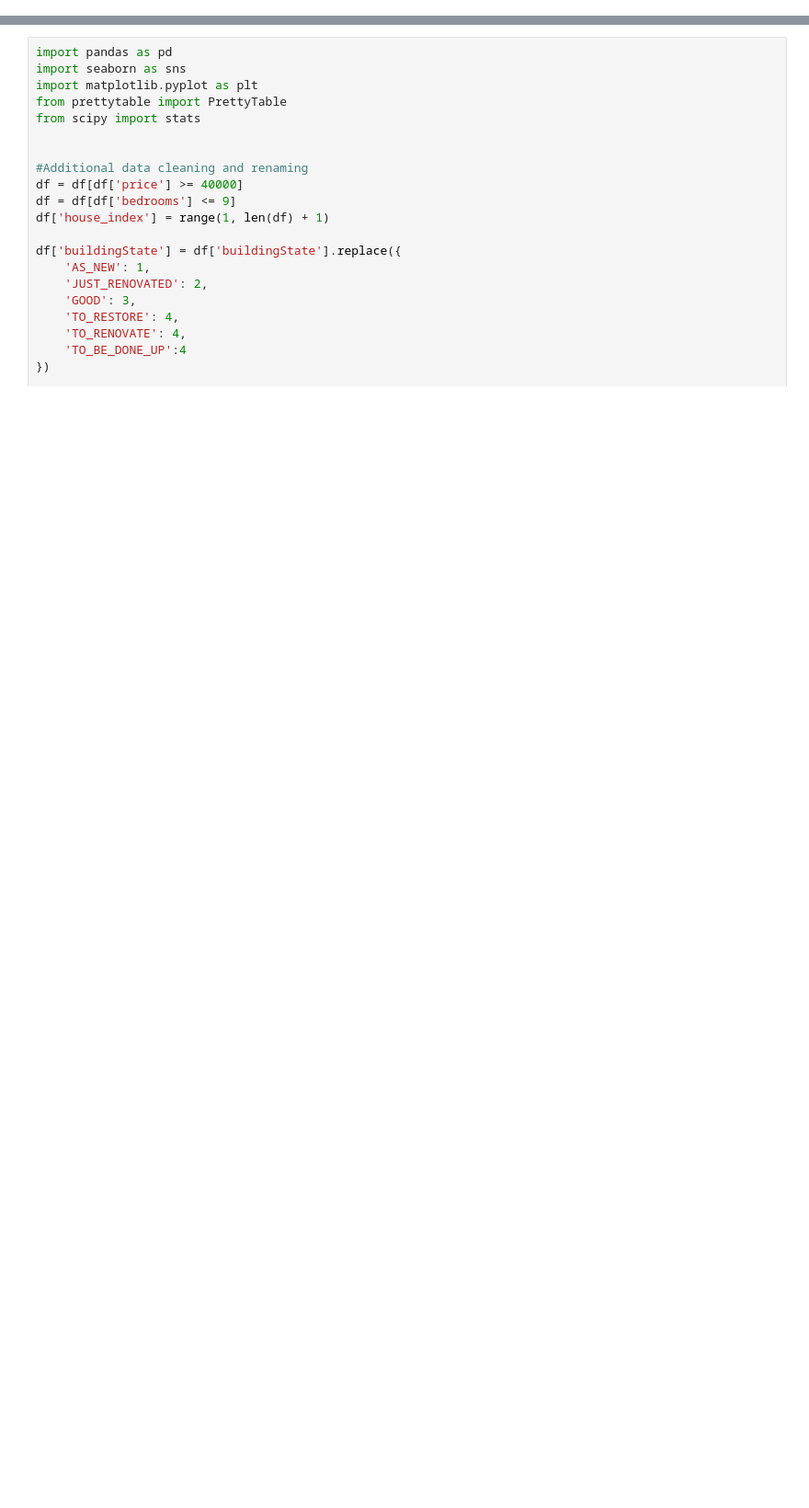
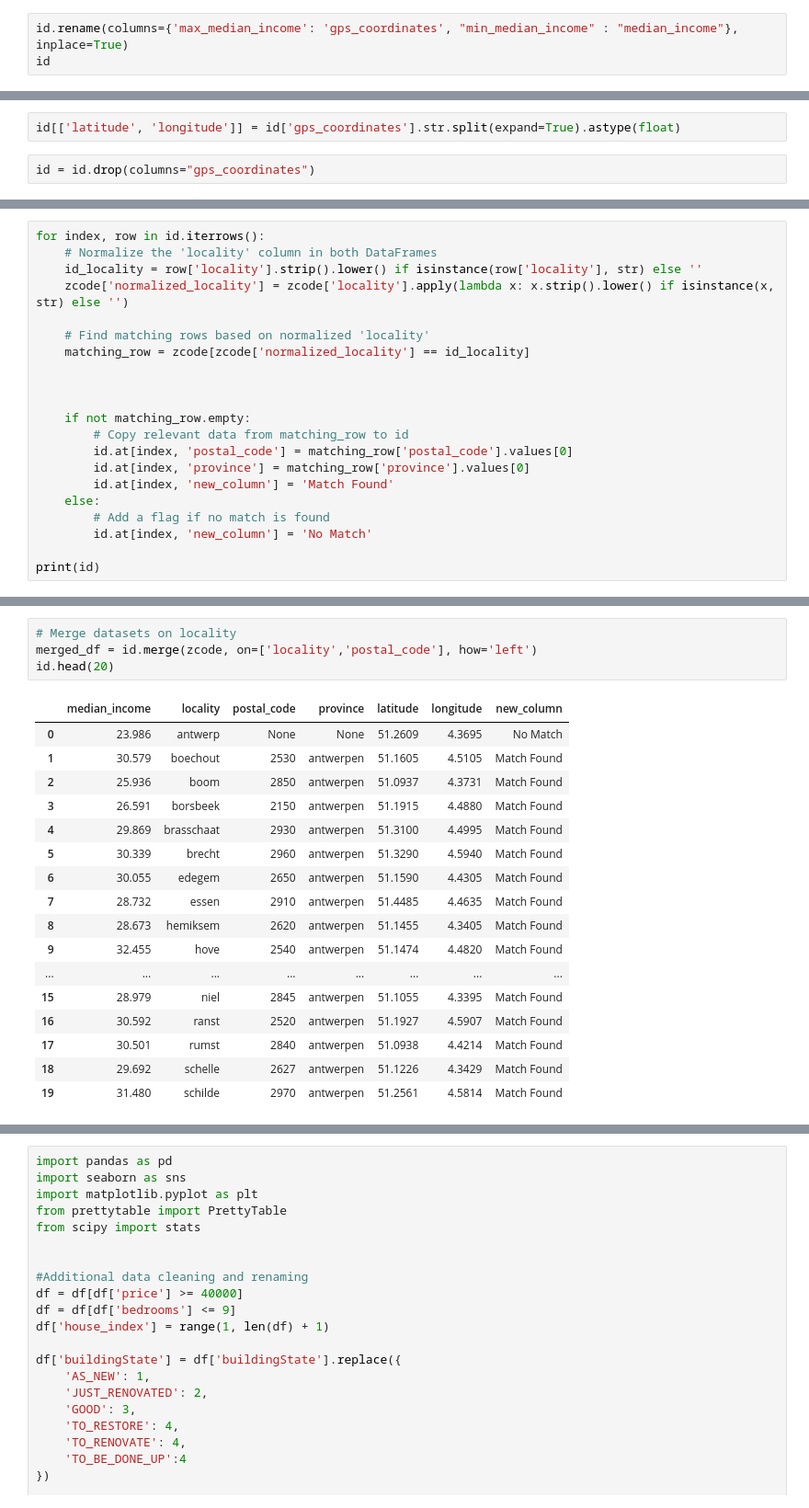
Before and after one commit to 2moonyo/regression, a Jupyter notebook: WIP.ipynb, the cells around one changed output, grey strips where cells are left out. Shown: that part at 92% size. Drawn from its saved outputs; the diff is of its cells as text; blank space fills up the shorter version.

```diff
--- a/WIP.ipynb
+++ b/WIP.ipynb
@@ -17,0 +105,3 @@ array(['APARTMENT', 'HOUSE'], dtype=object)
+# %%
+id.rename(columns={'max_median_income': 'gps_coordinates', "min_median_income" : "median_income"}, inplace=True)
+id
@@ -17,0 +122,4 @@ array(['APARTMENT', 'HOUSE'], dtype=object)
+# %%
+id[['latitude', 'longitude']] = id['gps_coordinates'].str.split(expand=True).astype(float)
+# %%
+id = id.drop(columns="gps_coordinates")
@@ -17,0 +142,21 @@ array(['APARTMENT', 'HOUSE'], dtype=object)
+# %%
+for index, row in id.iterrows():
+    # Normalize the 'locality' column in both DataFrames
+    id_locality = row['locality'].strip().lower() if isinstance(row['locality'], str) else ''
+    zcode['normalized_locality'] = zcode['locality'].apply(lambda x: x.strip().lower() if isinstance(x, str) else '')
+
+    # Find matching rows based on normalized 'locality'
+    matching_row = zcode[zcode['normalized_locality'] == id_locality]
+
+
+
+    if not matching_row.empty:
+        # Copy relevant data from matching_row to id
+        id.at[index, 'postal_code'] = matching_row['postal_code'].values[0]
+        id.at[index, 'province'] = matching_row['province'].values[0]
+        id.at[index, 'new_column'] = 'Match Found'
+    else:
+        # Add a flag if no match is found
+        id.at[index, 'new_column'] = 'No Match'
+
+print(id)
@@ -17,0 +202,22 @@ array(['APARTMENT', 'HOUSE'], dtype=object)
+# %%
+# Merge datasets on locality
+merged_df = id.merge(zcode, on=['locality','postal_code'], how='left')
+id.head(20)
+# %% [output]
+|  | median_income | locality | postal_code | province | latitude | longitude | new_column |
+| 0 | 23.986 | antwerp | None | None | 51.2609 | 4.3695 | No Match |
+| 1 | 30.579 | boechout | 2530 | antwerpen | 51.1605 | 4.5105 | Match Found |
+| 2 | 25.936 | boom | 2850 | antwerpen | 51.0937 | 4.3731 | Match Found |
+| 3 | 26.591 | borsbeek | 2150 | antwerpen | 51.1915 | 4.4880 | Match Found |
+| 4 | 29.869 | brasschaat | 2930 | antwerpen | 51.3100 | 4.4995 | Match Found |
+| 5 | 30.339 | brecht | 2960 | antwerpen | 51.3290 | 4.5940 | Match Found |
+| 6 | 30.055 | edegem | 2650 | antwerpen | 51.1590 | 4.4305 | Match Found |
+| 7 | 28.732 | essen | 2910 | antwerpen | 51.4485 | 4.4635 | Match Found |
+| 8 | 28.673 | hemiksem | 2620 | antwerpen | 51.1455 | 4.3405 | Match Found |
+| 9 | 32.455 | hove | 2540 | antwerpen | 51.1474 | 4.4820 | Match Found |
+| ... | ... | ... | ... | ... | ... | ... | ... |
+| 15 | 28.979 | niel | 2845 | antwerpen | 51.1055 | 4.3395 | Match Found |
+| 16 | 30.592 | ranst | 2520 | antwerpen | 51.1927 | 4.5907 | Match Found |
+| 17 | 30.501 | rumst | 2840 | antwerpen | 51.0938 | 4.4214 | Match Found |
+| 18 | 29.692 | schelle | 2627 | antwerpen | 51.1226 | 4.3429 | Match Found |
+| 19 | 31.480 | schilde | 2970 | antwerpen | 51.2561 | 4.5814 | Match Found |
```
Also changed, not shown: parts of 57 cells of this notebook, 12 other files.
